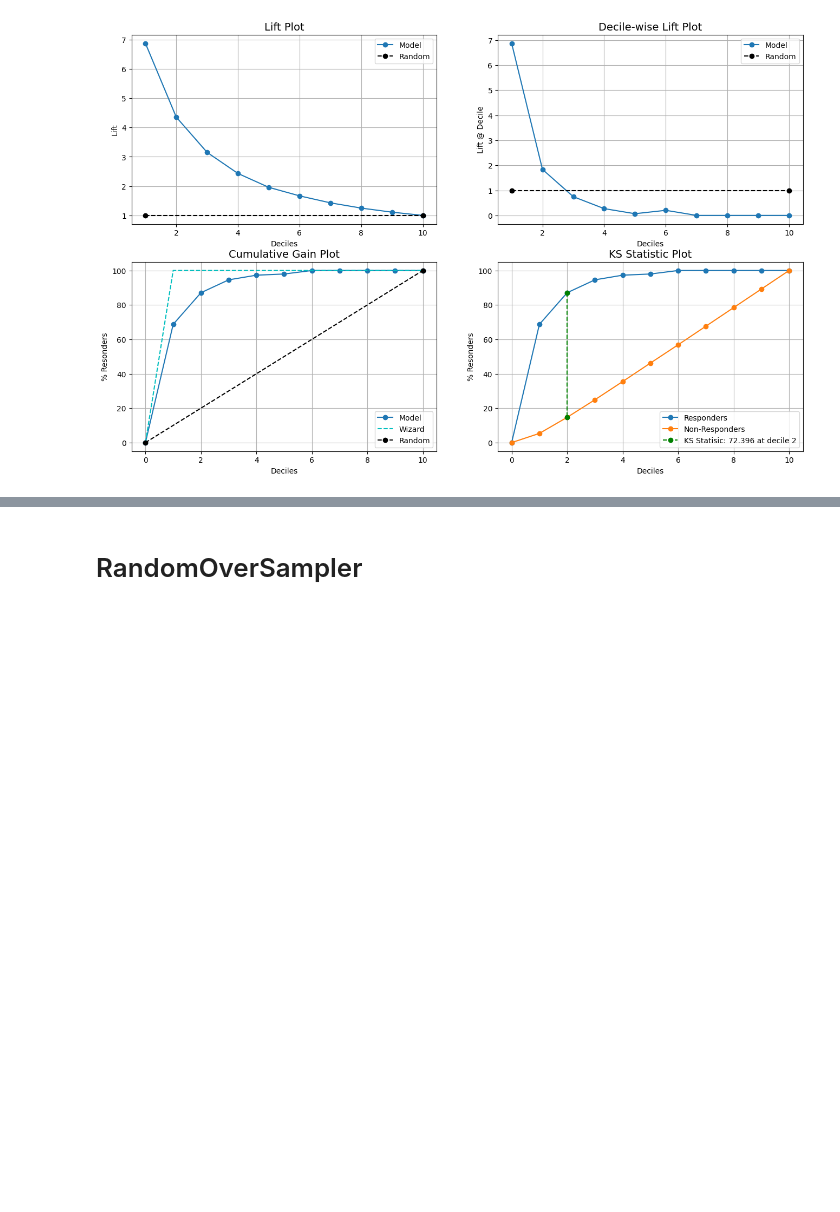
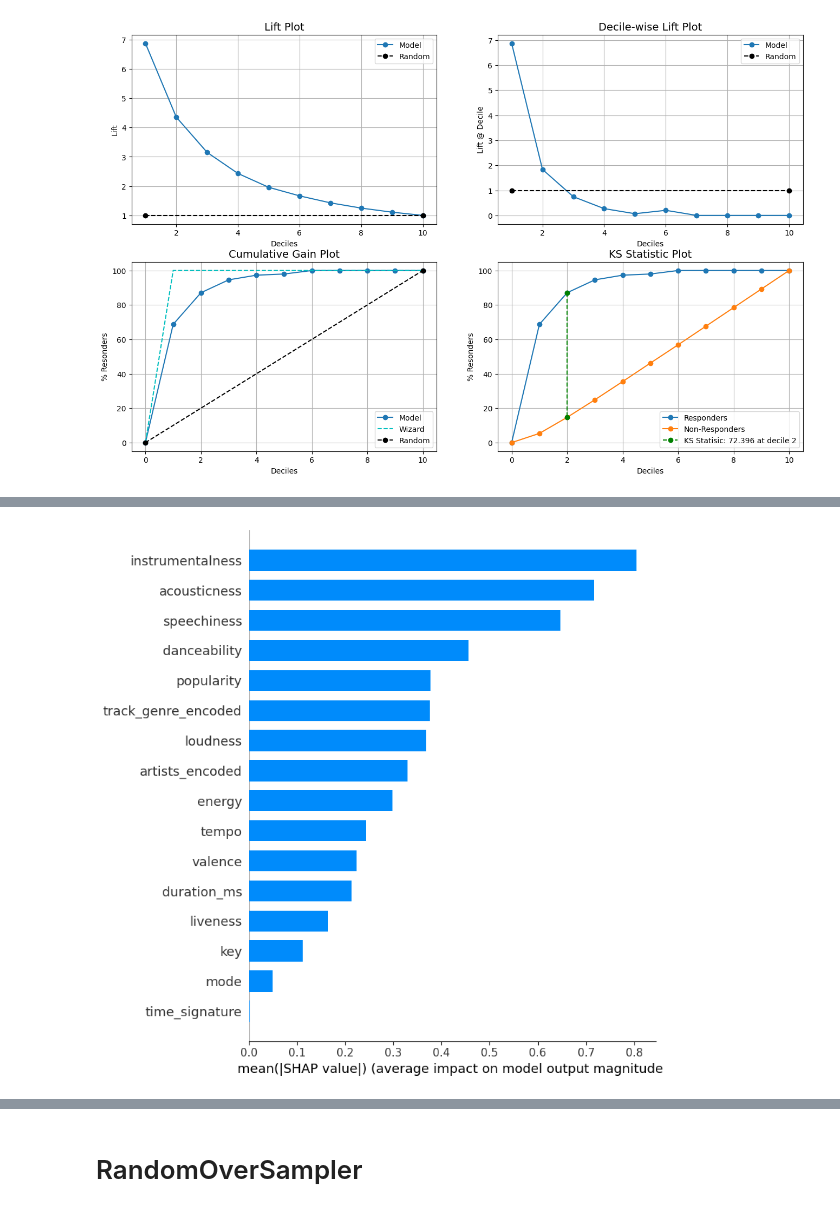
Before and after one commit to azulamakk/Predictivo-Avanzado, a Jupyter notebook: TP/Entrega1.ipynb, the cells around one changed output, grey strips where cells are left out. Cells and saved outputs as stored; diff of their text form; code cells hidden in the pictures; blank space fills up the shorter version.

```diff
--- a/TP/Entrega1.ipynb
+++ b/TP/Entrega1.ipynb
@@ -420,0 +473,4 @@ LABELS INFO:
+# %%
+shap.summary_plot(shap_values, X_train,plot_type='bar')
+# %% [output]
+[figure, added]
```
Also changed, not shown: parts of 9 cells of this notebook.
